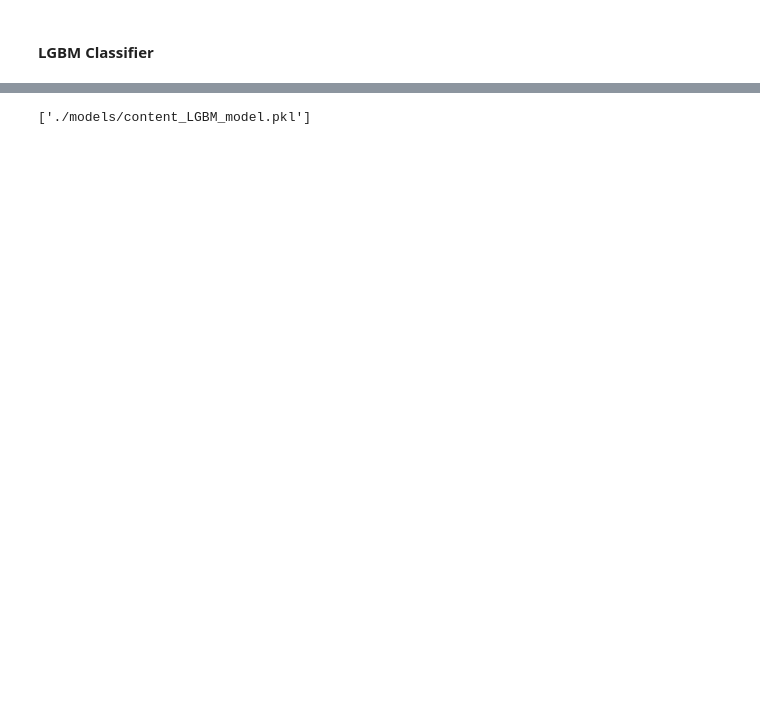
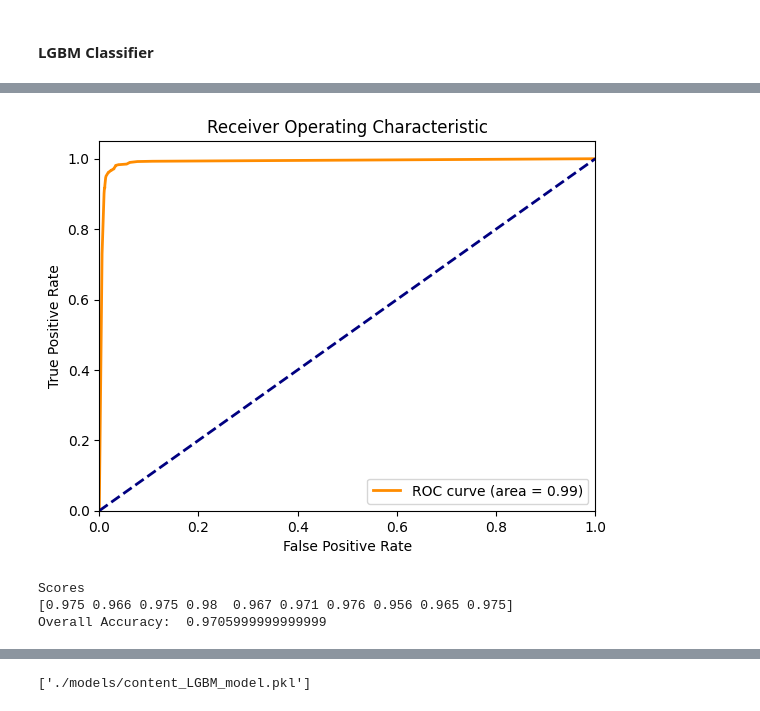
Before and after one commit to andresdlRoca/Guardian_Virtual, a Jupyter notebook: scripts/dev/content_detection.ipynb, the cells around one changed output, grey strips where cells are left out. Drawn from its saved outputs; the diff is of its cells as text; code cells hidden in the pictures; blank space fills up the shorter version.

```diff
--- a/scripts/dev/content_detection.ipynb
+++ b/scripts/dev/content_detection.ipynb
@@ -323,0 +390,32 @@ plt.show()
+# %%
+# Graph roc curve and auc score
+probabilities = model_bagging.predict_proba(X_test)
+fpr, tpr, _ = roc_curve(y_test, probabilities[:, 1])
+roc_auc = auc(fpr, tpr)
+
+plt.figure()
+plt.plot(fpr, tpr, color='darkorange', lw=2, label='ROC curve (area = %0.2f)' % roc_auc)
+plt.plot([0, 1], [0, 1], color='navy', lw=2, linestyle='--')
+plt.xlim([0.0, 1.0])
+plt.ylim([0.0, 1.05])
+plt.xlabel('False Positive Rate')
+plt.ylabel('True Positive Rate')
+plt.title('Receiver Operating Characteristic')
+plt.legend(loc="lower right")
+
+plt.show()
+# %% [output]
+[figure, added]
+# %%
+# K fold cross validation
+scores = cross_val_score(model_bagging, X, y, cv=10, scoring='accuracy')
+
+print("Scores")
+print(scores)
+
+print("Overall Accuracy: ", scores.mean())
+bagging_overall_accuracy = scores.mean()
+# %% [output]
+Scores
+[0.975 0.966 0.975 0.98  0.967 0.971 0.976 0.956 0.965 0.975]
+Overall Accuracy:  0.9705999999999999
```
Also changed, not shown: parts of 24 cells of this notebook, 2 other files.
